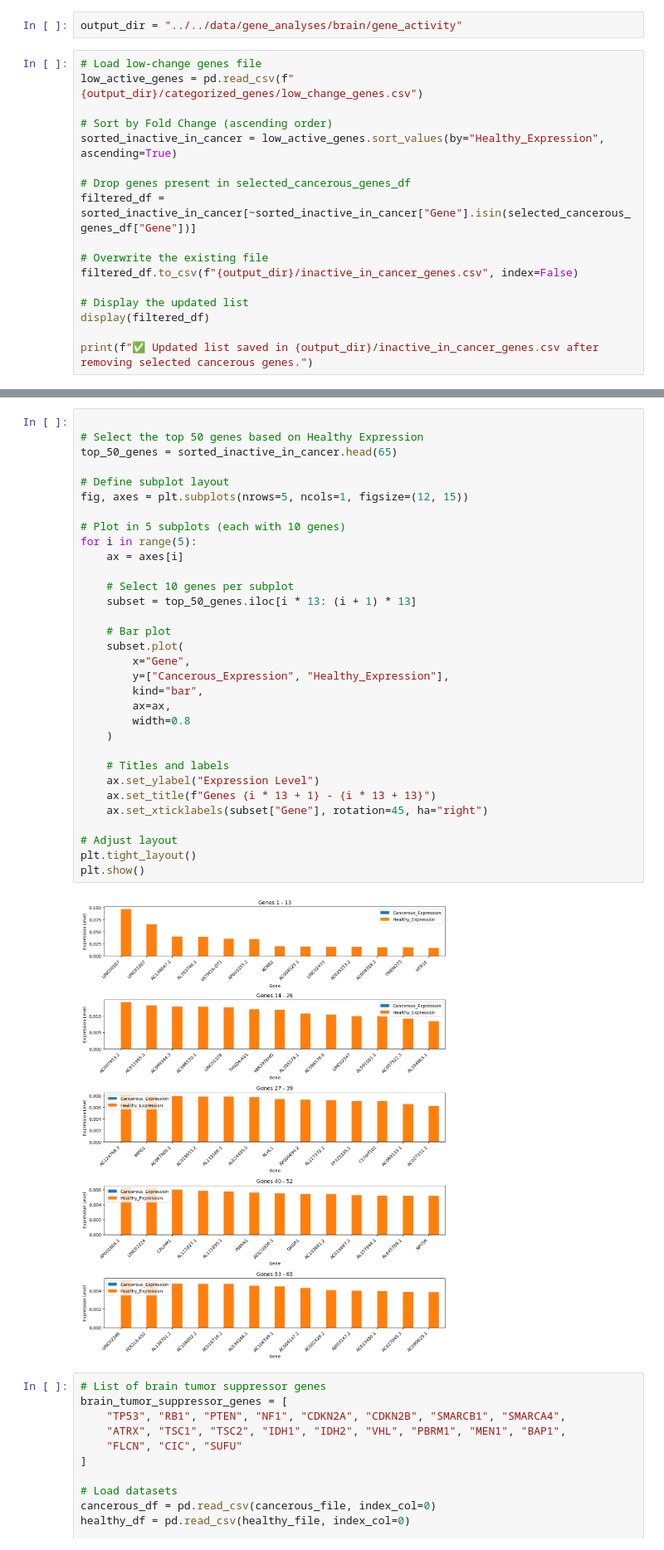
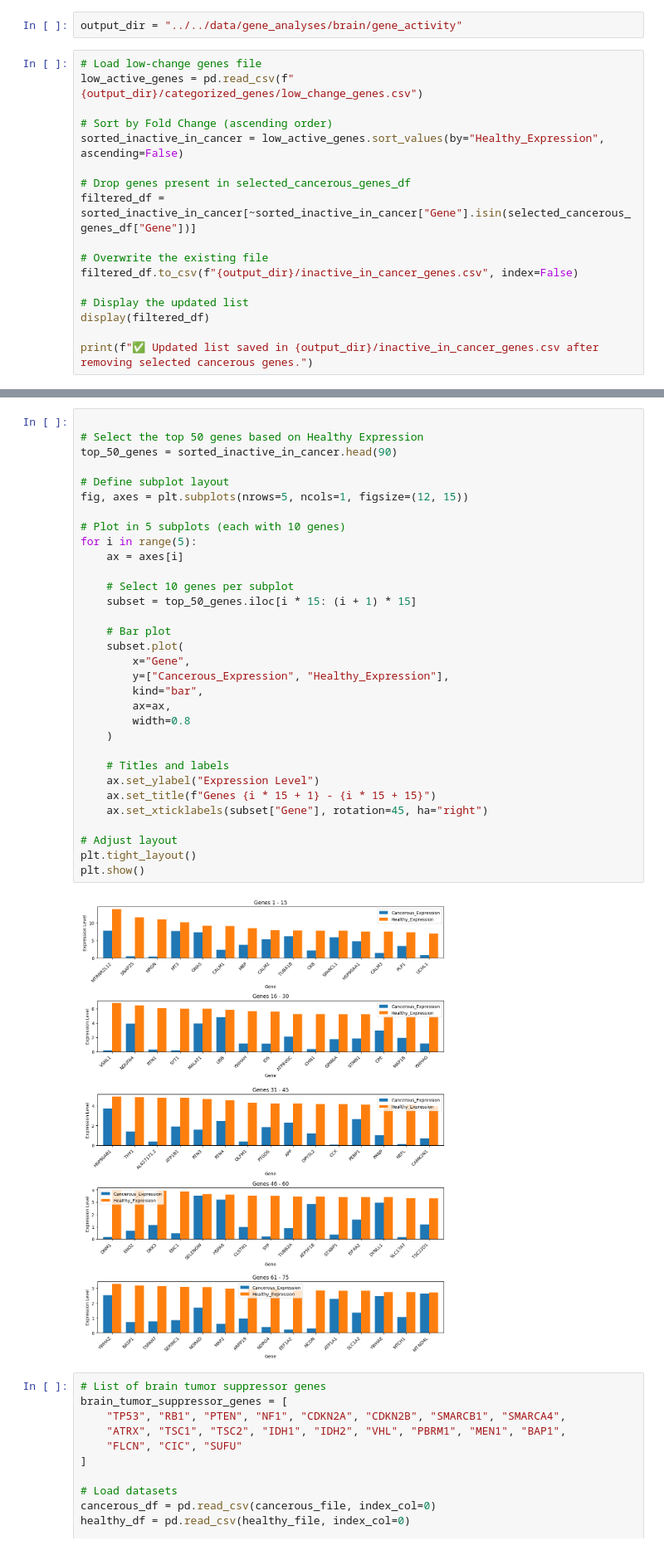
Before and after one commit to amrorabea/TissueInsight, a Jupyter notebook: notebooks/data_visualization/GeneVisualization.ipynb, the cells around one changed output, grey strips where cells are left out. Shown at 83% size. Drawn from its saved outputs; the diff is of its cells as text.

Commit message:
continue visualization

```diff
--- a/notebooks/data_visualization/GeneVisualization.ipynb
+++ b/notebooks/data_visualization/GeneVisualization.ipynb
@@ -857,7 +1046,7 @@ output_dir = "../../data/gene_analyses/brain/gene_activity"
 low_active_genes = pd.read_csv(f"{output_dir}/categorized_genes/low_change_genes.csv")
 
 # Sort by Fold Change (ascending order)
-sorted_inactive_in_cancer = low_active_genes.sort_values(by="Healthy_Expression", ascending=True)
+sorted_inactive_in_cancer = low_active_genes.sort_values(by="Healthy_Expression", ascending=False)
 
 # Drop genes present in selected_cancerous_genes_df
 filtered_df = sorted_inactive_in_cancer[~sorted_inactive_in_cancer["Gene"].isin(selected_cancerous_genes_df["Gene"])]
@@ -874,37 +1076,37 @@ NameError: name 'selected_cancerous_genes_df' is not defined
 # %%
 
 # Select the top 50 genes based on Healthy Expression
-top_50_genes = sorted_inactive_in_cancer.head(65)
+top_50_genes = sorted_inactive_in_cancer.head(90)
 
 # Define subplot layout
 fig, axes = plt.subplots(nrows=5, ncols=1, figsize=(12, 15))
 
 # Plot in 5 subplots (each with 10 genes)
 for i in range(5):
     ax = axes[i]
 
     # Select 10 genes per subplot
-    subset = top_50_genes.iloc[i * 13: (i + 1) * 13]
+    subset = top_50_genes.iloc[i * 15: (i + 1) * 15]
 
     # Bar plot
     subset.plot(
         x="Gene",
         y=["Cancerous_Expression", "Healthy_Expression"],
         kind="bar",
         ax=ax,
         width=0.8
     )
 
     # Titles and labels
     ax.set_ylabel("Expression Level")
-    ax.set_title(f"Genes {i * 13 + 1} - {i * 13 + 13}")
+    ax.set_title(f"Genes {i * 15 + 1} - {i * 15 + 15}")
     ax.set_xticklabels(subset["Gene"], rotation=45, ha="right")
 
 # Adjust layout
 plt.tight_layout()
 plt.show()
 # %% [output]
-[figure, old version]
+[figure, new version]
 # %%
 # List of brain tumor suppressor genes
 brain_tumor_suppressor_genes = [
```
Also changed, not shown: parts of 19 cells of this notebook.
